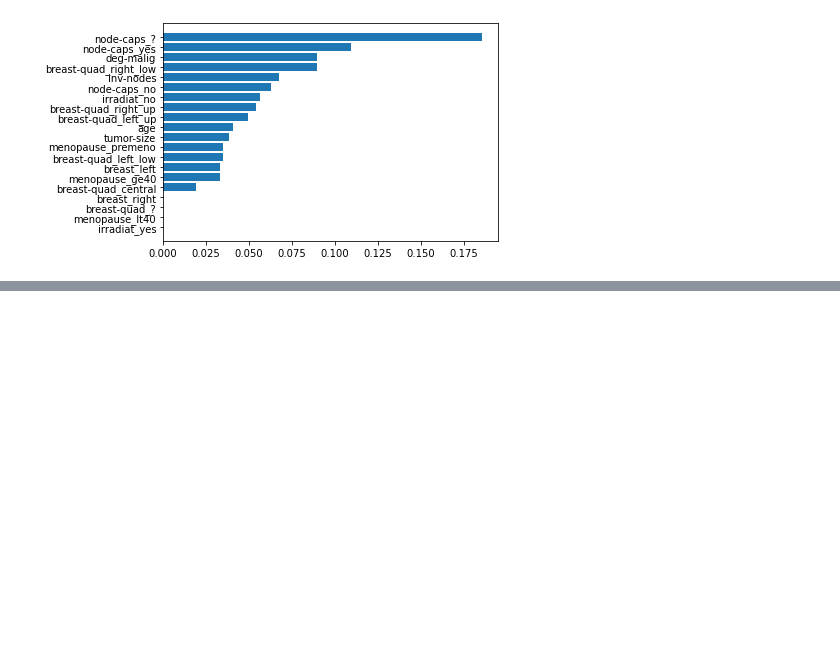
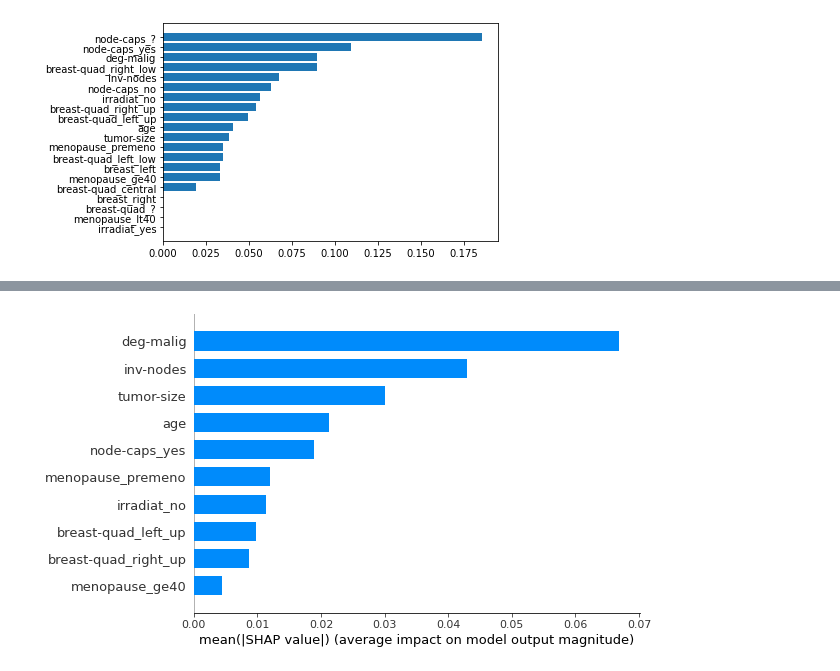
Before and after one commit to stureiko/GeekBrains, a Jupyter notebook: ML_in_business/lection7_materials/HW7.ipynb, the cells around one changed output, grey strips where cells are left out. Cells and saved outputs as stored; diff of their text form; code cells hidden in the pictures; blank space fills up the shorter version.

```diff
--- a/ML_in_business/lection7_materials/HW7.ipynb
+++ b/ML_in_business/lection7_materials/HW7.ipynb
@@ -115,0 +148,4 @@ model.
+# %%
+shap.summary_plot(shap_values, x_train, plot_type="bar", max_display=10)
+# %% [output]
+[figure, added]
```
Also changed, not shown: parts of 8 cells of this notebook.
